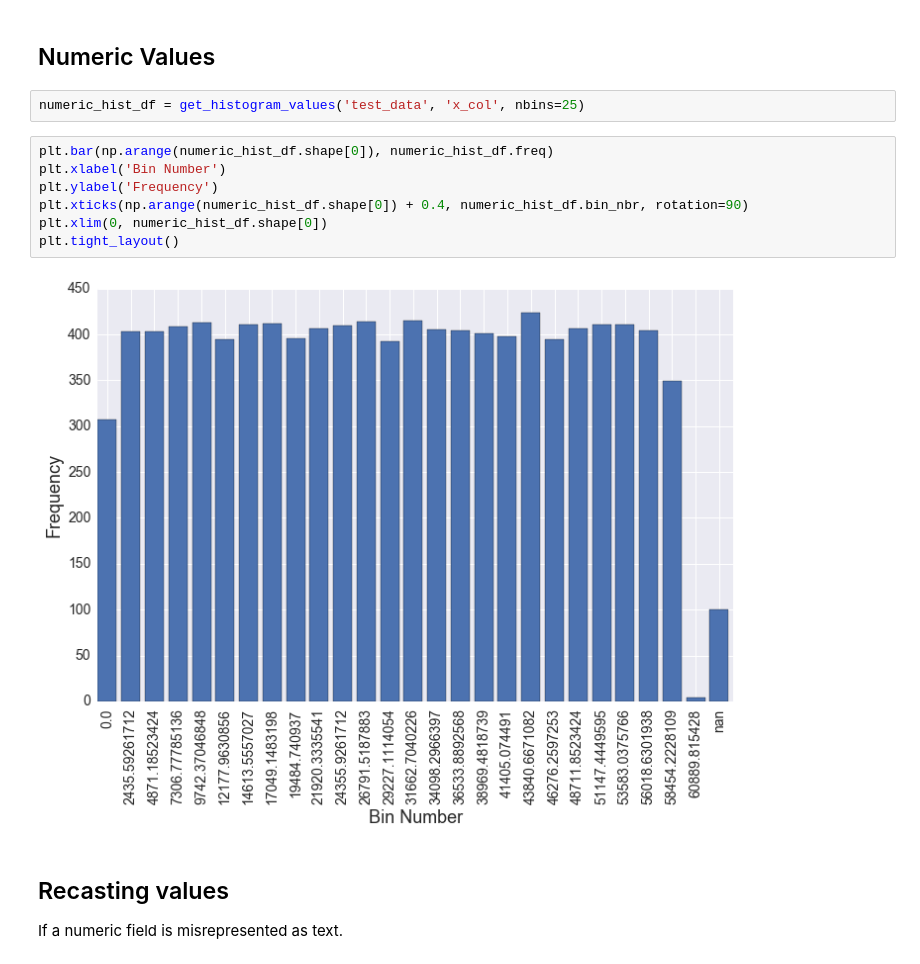
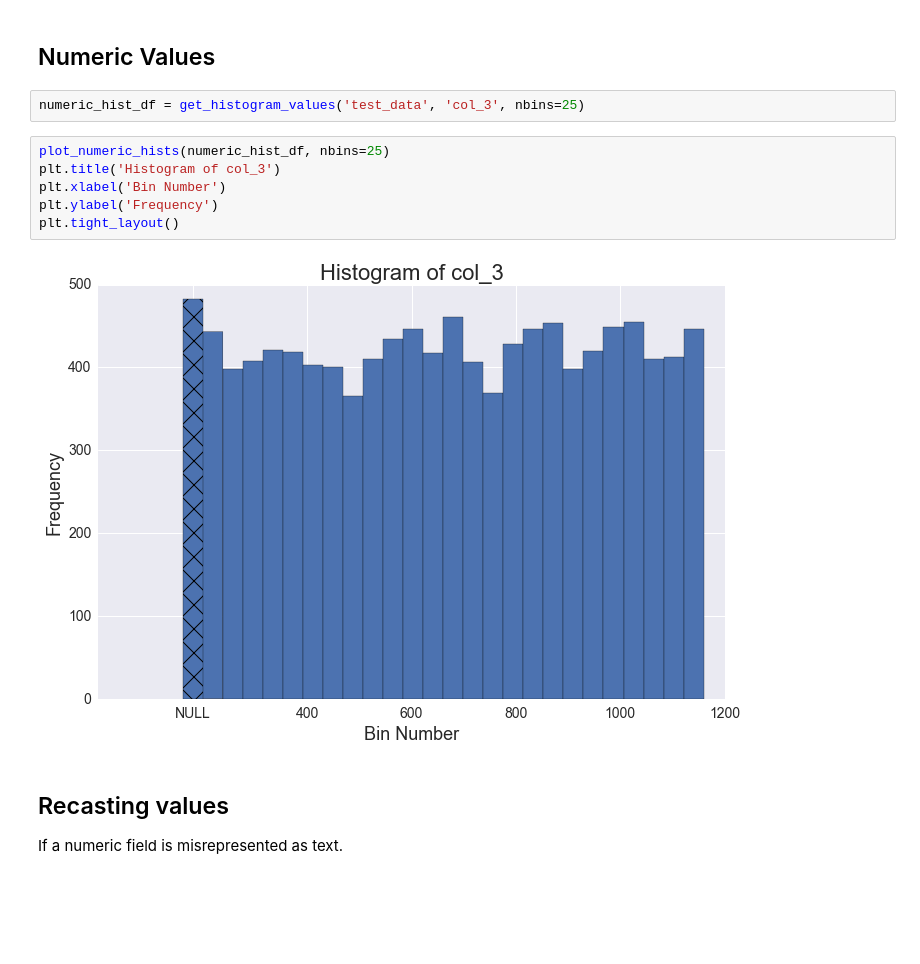
Before and after one commit to gregtam/jupyter-notebook-initializer, a Jupyter notebook: MPP Plotting.ipynb, the cells around one changed output. Drawn from its saved outputs; the diff is of its cells as text; blank space fills up the shorter version.

```diff
--- a/MPP Plotting.ipynb
+++ b/MPP Plotting.ipynb
@@ -317,16 +588,15 @@ plt.tight_layout()
 # %% [markdown]
 ## Numeric Values
 # %%
-numeric_hist_df = get_histogram_values('test_data', 'x_col', nbins=25)
+numeric_hist_df = get_histogram_values('test_data', 'col_3', nbins=25)
-# %%
-plt.bar(np.arange(numeric_hist_df.shape[0]), numeric_hist_df.freq)
-plt.xlabel('Bin Number')
-plt.ylabel('Frequency')
-plt.xticks(np.arange(numeric_hist_df.shape[0]) + 0.4, numeric_hist_df.bin_nbr, rotation=90)
-plt.xlim(0, numeric_hist_df.shape[0])
-plt.tight_layout()
-# %% [output]
-[figure, removed]
+# %%
+plot_numeric_hists(numeric_hist_df, nbins=25)
+plt.title('Histogram of col_3')
+plt.xlabel('Bin Number')
+plt.ylabel('Frequency')
+plt.tight_layout()
+# %% [output]
+[figure, added]
 # %% [markdown]
 ## Recasting values
 If a numeric field is misrepresented as text.
```
Also changed, not shown: parts of 41 cells of this notebook, 5 other files.
